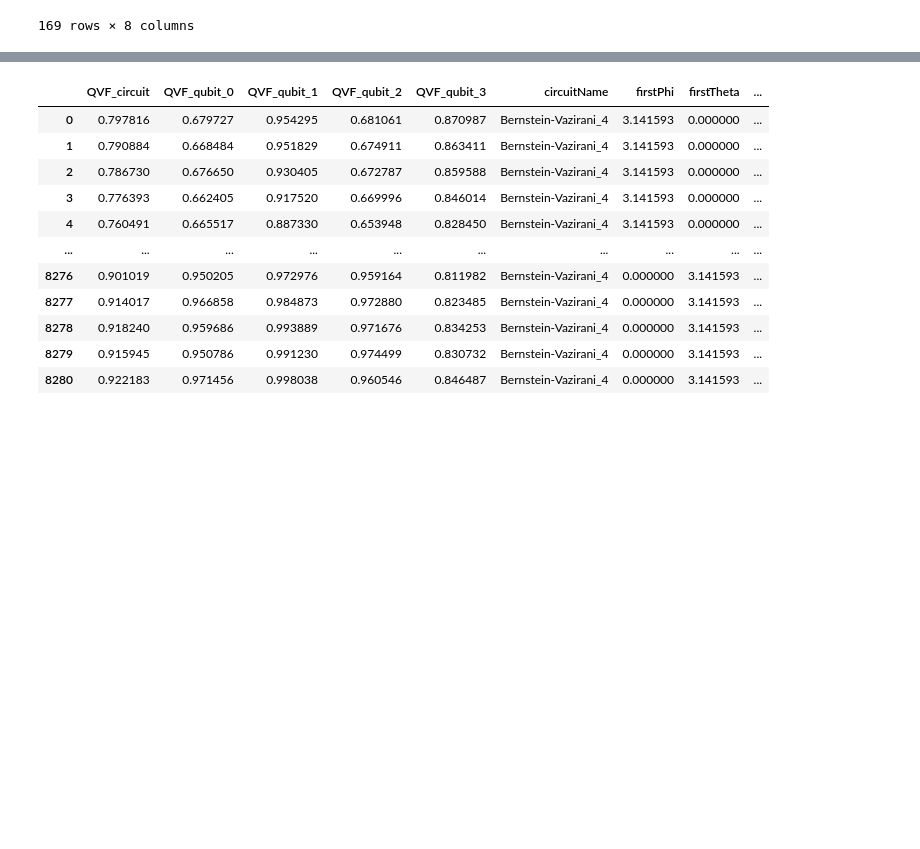
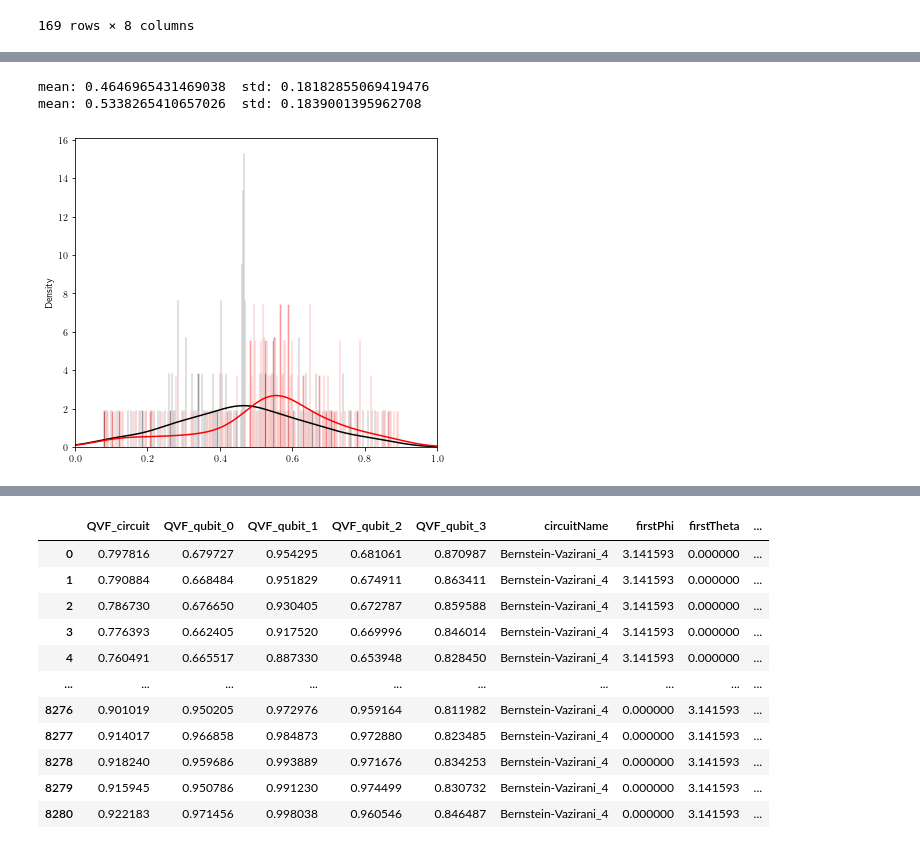
Before and after one commit to QuTAM/QuFI, a Jupyter notebook: reports/double_FI.ipynb, the cells around one changed output, grey strips where cells are left out. Drawn from its saved outputs; the diff is of its cells as text; code cells hidden in the pictures; blank space fills up the shorter version.

Commit message:
updating reports(plots)

```diff
--- a/reports/double_FI.ipynb
+++ b/reports/double_FI.ipynb
@@ -126,7 +126,7 @@ for filename in files_to_process:
         df_newQVF = pd.concat([df_newQVF, build_DF_newQVF(d)], ignore_index=True)
     del data
 # %%
-df_newQVF
+df_only_single = df_newQVF[(df_newQVF.second_phi == 0) & (df_newQVF.second_theta == 0)]
 # %%
 #####################################################################################
 #Daniel original
@@ -168,3 +168,19 @@ new_qvfDF_noise
 | 167 | 0.879579 | 0.947212 | 0.955598 | 0.936785 | 0.782807 | Bernstein-Vazirani_4 | 0.000000 | 2.879793 |
 | 168 | 0.891370 | 0.958086 | 0.963867 | 0.953711 | 0.792408 | Bernstein-Vazirani_4 | 0.000000 | 3.141593 |
 169 rows × 8 columns
+# %%
+results = []
+for circuit in circuits:
+    for phi in phi_list:
+        for theta in theta_list:
+            qvf = compute_QVF_michelson_contrast_single_injection(df_only_single, circuit, phi, theta)
+            qvf['circuit_name'] = circuit
+            qvf['first_phi'] = phi
+            qvf['first_theta'] = theta
+            #qvf['threshold'] = threshold
+            results.append(qvf)
+
+new_qvfDF_noise_single = pd.DataFrame(results)
+new_qvfDF_noise_single = new_qvfDF_noise_single[sorted(list(new_qvfDF_noise_single.columns))]
+new_qvfDF_noise_single
+#compute_QVF_michelson_contrast
@@ -170,0 +201,42 @@ new_qvfDF_noise
+# %%
+# comparing distribution of single FI vs double FI
+dirHistPlots = '../plots/double_FI/histograms/'
+if not os.path.exists(dirHistPlots):
+    os.makedirs(dirHistPlots)
+
+
+#new_qvfDF_noise_single
+#new_qvfDF_noise
+circs = [new_qvfDF_noise_single, new_qvfDF_noise]
+qvf_tmp = list()
+for i, dfCirc in enumerate(circs):
+    qvf_tmp.append(dfCirc)
+    qvf_tmp[i] = qvf_tmp[i].pivot('first_phi', 'first_theta', 'QVF_circuit')
+    qvf_tmp[i].columns.name = '$\\theta$ shift'
+    qvf_tmp[i].index.name = '$\\phi$ shift'
+
+    all_values = []
+    for column in qvf_tmp[i]:
+        this_column_values = qvf_tmp[i][column].tolist()
+        all_values += this_column_values
+    one_column_df = pd.DataFrame(all_values)
+    print('mean:',one_column_df.mean()[0],' std:',one_column_df.std()[0])
+print()
+
+fig, ax = plt.subplots(1, 1, figsize=(6, 5))
+sns.set(font_scale=1.3)
+#ax =
+colorsDist = ['black', 'red', 'green', 'blue']
+for i, data in enumerate(qvf_tmp):
+    sns.distplot(data, bins=256, color=colorsDist[i])
+#sns.distplot(qvf_tmp2, bins=256, color='red')
+plt.xlim(0, 1)
+
+tmpFileName = dirHistPlots+'BV_merged_distribution_histogram'+'.pdf'
+fig.savefig(tmpFileName, bbox_inches = 'tight')
+plt.close()
+#print(tmpFileName)
+# %% [output]
+mean: 0.4646965431469038  std: 0.18182855069419476
+mean: 0.5338265410657026  std: 0.1839001395962708
+[figure, added]
```
Also changed, not shown: parts of 3 cells of this notebook, 2 other files.
